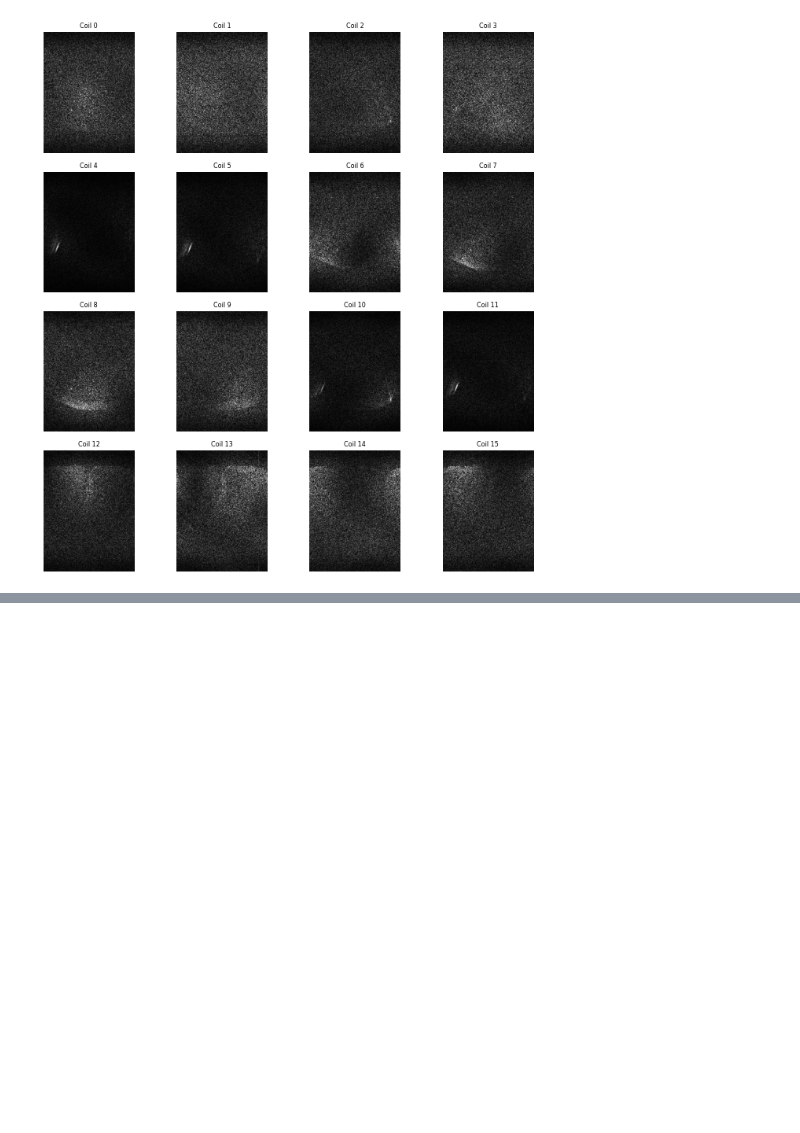
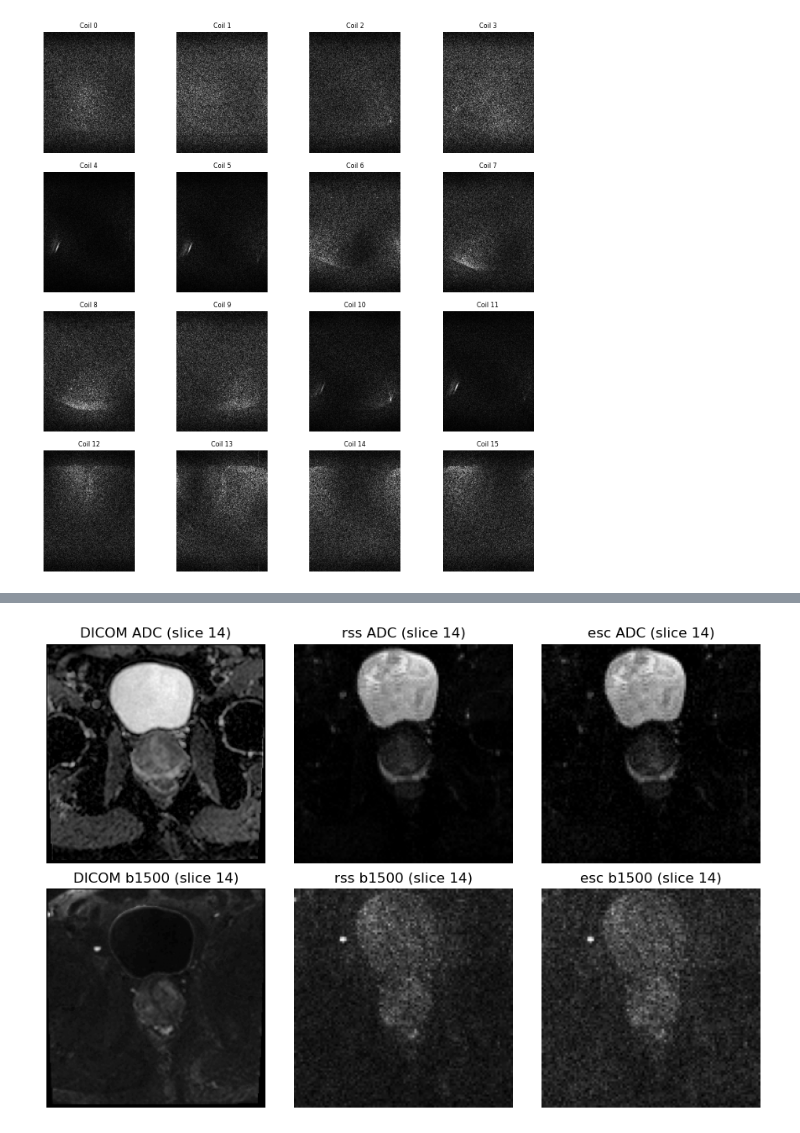
Before and after one commit to chopra-lab-nyu/fastMRI_prostate, a Jupyter notebook: fastmri_prostate_tutorial.ipynb, the cells around one changed output, grey strips where cells are left out. Drawn from its saved outputs; the diff is of its cells as text; code cells hidden in the pictures; blank space fills up the shorter version.

```diff
--- a/fastmri_prostate_tutorial.ipynb
+++ b/fastmri_prostate_tutorial.ipynb
@@ -953,0 +1121,5 @@ plt.show()
+# %%
+recon_path, proc_path = pairs[2]
+plot_adc_b1500_pair(recon_path, proc_path, tag="b50_1_b1000_1", slice_index=None)
+# %% [output]
+[figure, added]
```
Also changed, not shown: parts of 13 cells of this notebook, 8 other files.
